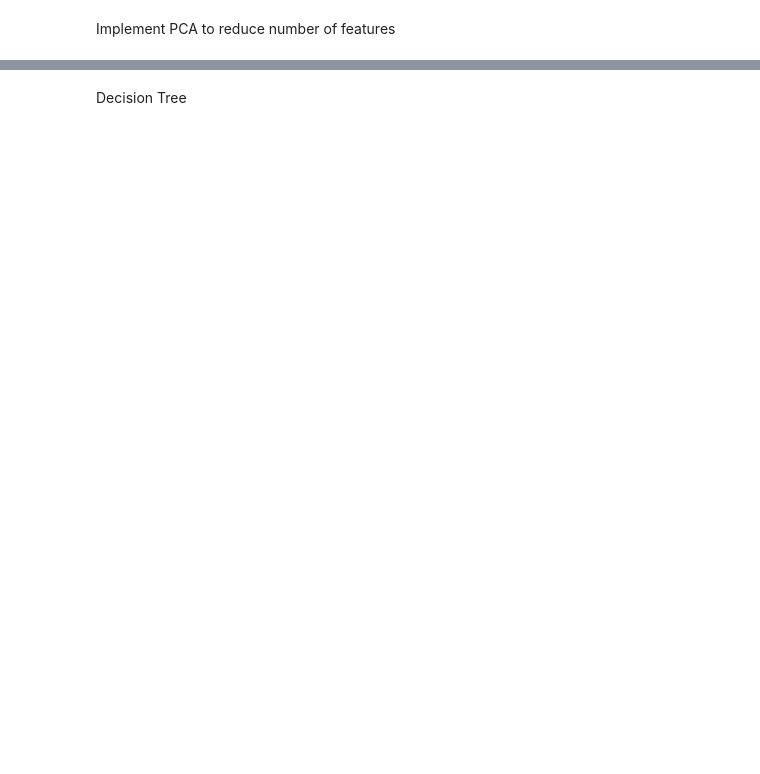
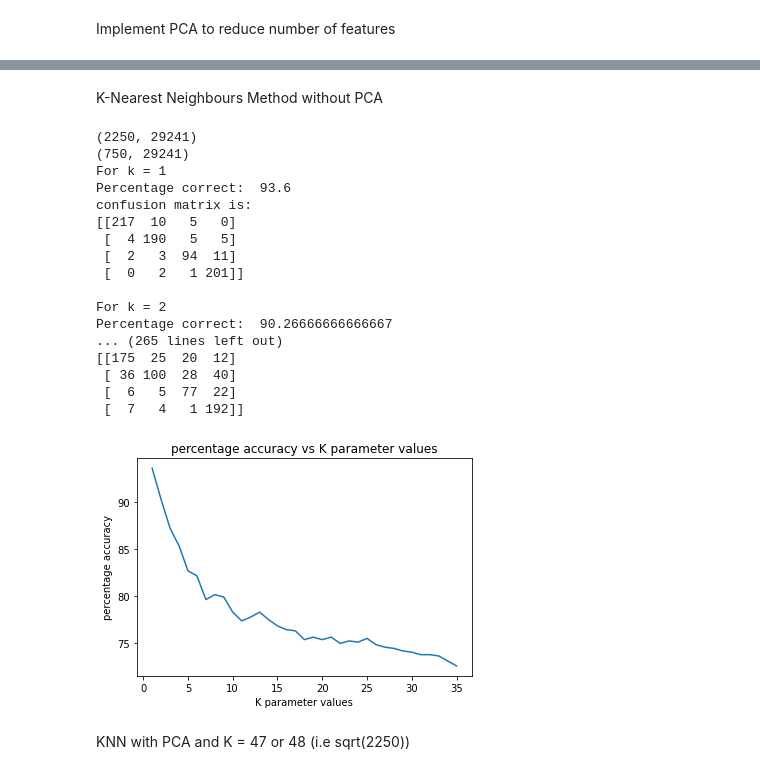
Before and after one commit to sayannide99/AMLS_21-22_SN17000550, a Jupyter notebook: Task B.ipynb, the cells around one changed output, grey strips where cells are left out. Cells and saved outputs as stored; diff of their text form; code cells hidden in the pictures; blank space fills up the shorter version.

Commit message:
Added code for parameter tuning for Task B

```diff
--- a/Task B.ipynb
+++ b/Task B.ipynb
@@ -519,2 +523,56 @@ confusion matrix is:
-# %% [markdown]
-Decision Tree
+# %% [markdown]
+K-Nearest Neighbours Method without PCA
+# %%
+def KNNClassifier(X_train, y_train, X_test,k):
+
+    #Create KNN object with a K coefficient
+    neigh = KNeighborsClassifier(n_neighbors=k)
+    neigh.fit(X_train, y_train) # Fit KNN model
+
+
+    y_pred_knn = neigh.predict(X_test)
+    return y_pred_knn
+
+precentage = np.zeros(35)
+
+print(X_train_prepared.shape)
+print(X_test_prepared.shape)
+
+for i in range(1,36):
+    y_pred_knn=KNNClassifier(X_train_prepared, y_train, X_test_prepared,i)
+    print('For k =', i)
+    precentage[i-1]=100*np.sum(y_pred_knn == y_test)/len(y_test)
+    print('Percentage correct: ', precentage[i-1])
+    cmx_knn = confusion_matrix(y_test, y_pred_knn)
+    print('confusion matrix is:')
+    print(cmx_knn)
+    print('')
+
+#plot the accuracy of K
+K_values = np.linspace(1, 35, num=35)
+plt.plot(K_values,precentage)
+plt.xlabel("K parameter values")
+plt.ylabel("percentage accuracy")
+plt.title("percentage accuracy vs K parameter values")
+plt.show()
+# %% [output]
+(2250, 29241)
+(750, 29241)
+For k = 1
+Percentage correct:  93.6
+confusion matrix is:
+[[217  10   5   0]
+ [  4 190   5   5]
+ [  2   3  94  11]
+ [  0   2   1 201]]
+
+For k = 2
+Percentage correct:  90.26666666666667
+... (265 lines left out)
+[[175  25  20  12]
+ [ 36 100  28  40]
+ [  6   5  77  22]
+ [  7   4   1 192]]
+[figure, added]
+# %% [markdown]
+KNN with PCA and K = 47 or 48 (i.e sqrt(2250))
```
Also changed, not shown: parts of 42 cells of this notebook.
